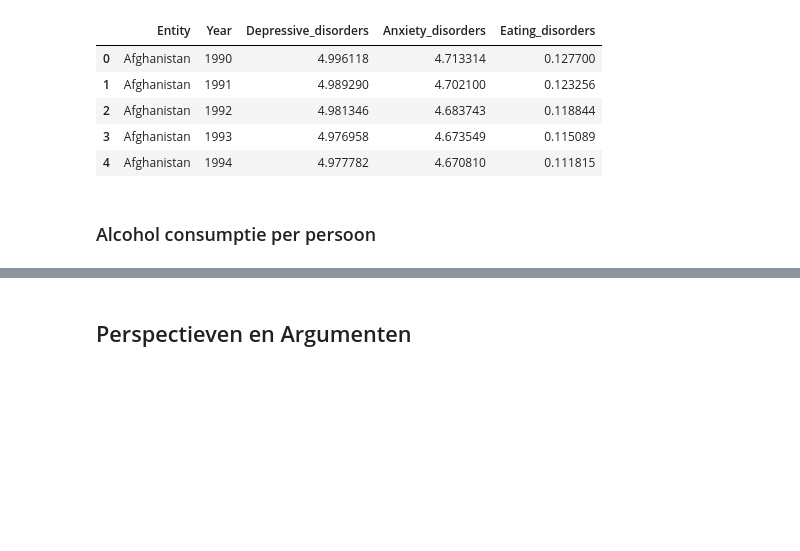
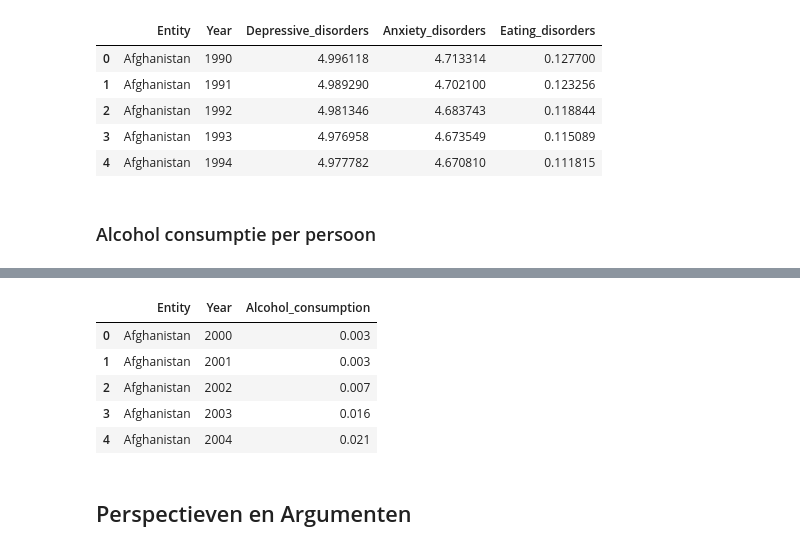
Before and after one commit to MxDiederick/Group29, a Jupyter notebook: group29.ipynb, the cells around one changed output, grey strips where cells are left out. Cells and saved outputs as stored; diff of their text form; code cells hidden in the pictures; blank space fills up the shorter version.

```diff
--- a/group29.ipynb
+++ b/group29.ipynb
@@ -70,3 +75,13 @@ Deze dataset in afkomstig van OurWorldinData (https://ourworldindata.org/grapher
+# %%
+df_alcohol_clean = pd.read_csv('alcohol vs happiness/data/clean_alcohol.csv')
+df_alcohol_clean.head(n=5)
+# %% [output]
+|  | Entity | Year | Alcohol_consumption |
+| 0 | Afghanistan | 2000 | 0.003 |
+| 1 | Afghanistan | 2001 | 0.003 |
+| 2 | Afghanistan | 2002 | 0.007 |
+| 3 | Afghanistan | 2003 | 0.016 |
+| 4 | Afghanistan | 2004 | 0.021 |
 # %% [markdown]
 ## Perspectieven en Argumenten
 # %% [markdown]
```
Also changed, not shown: parts of 2 cells of this notebook.
